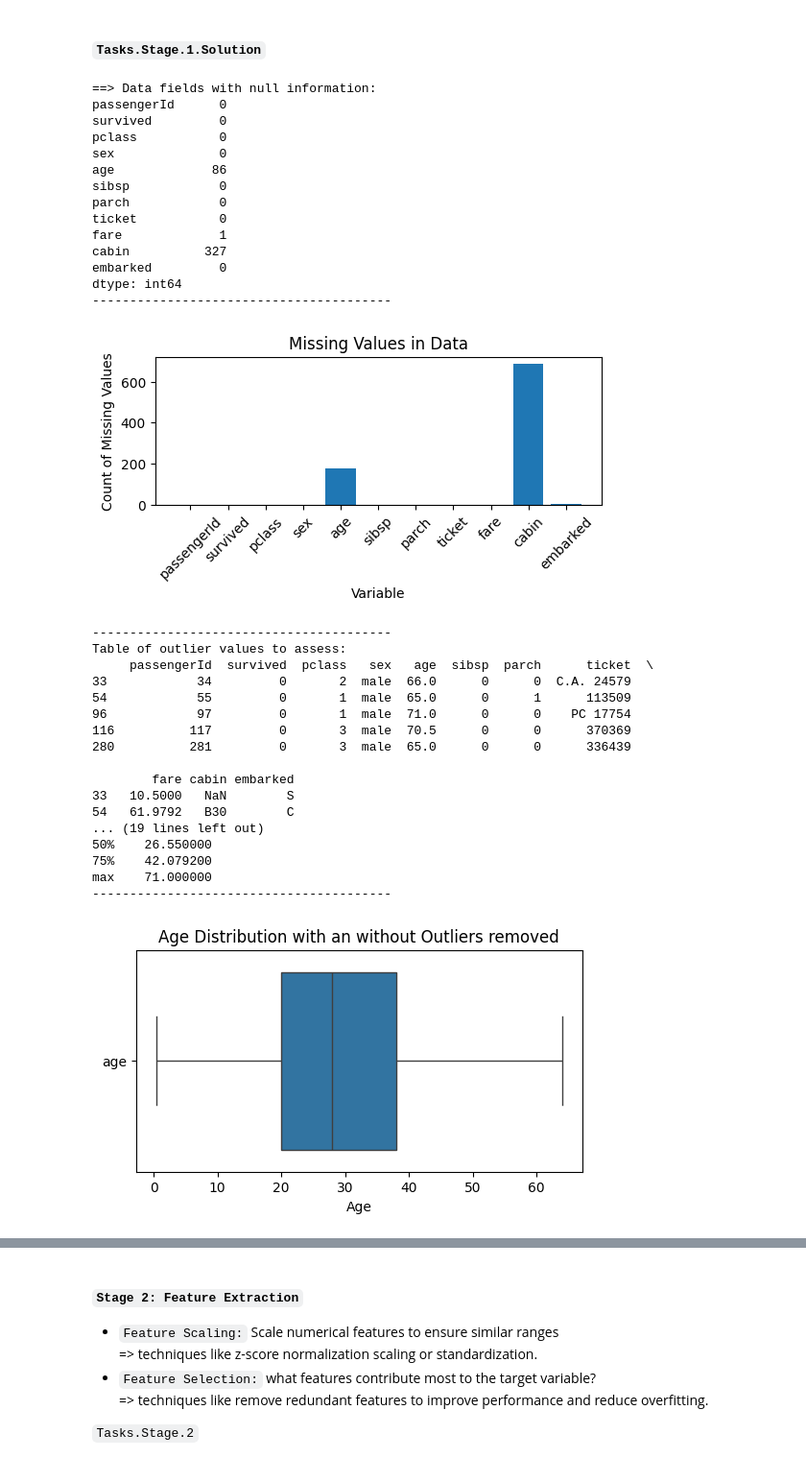
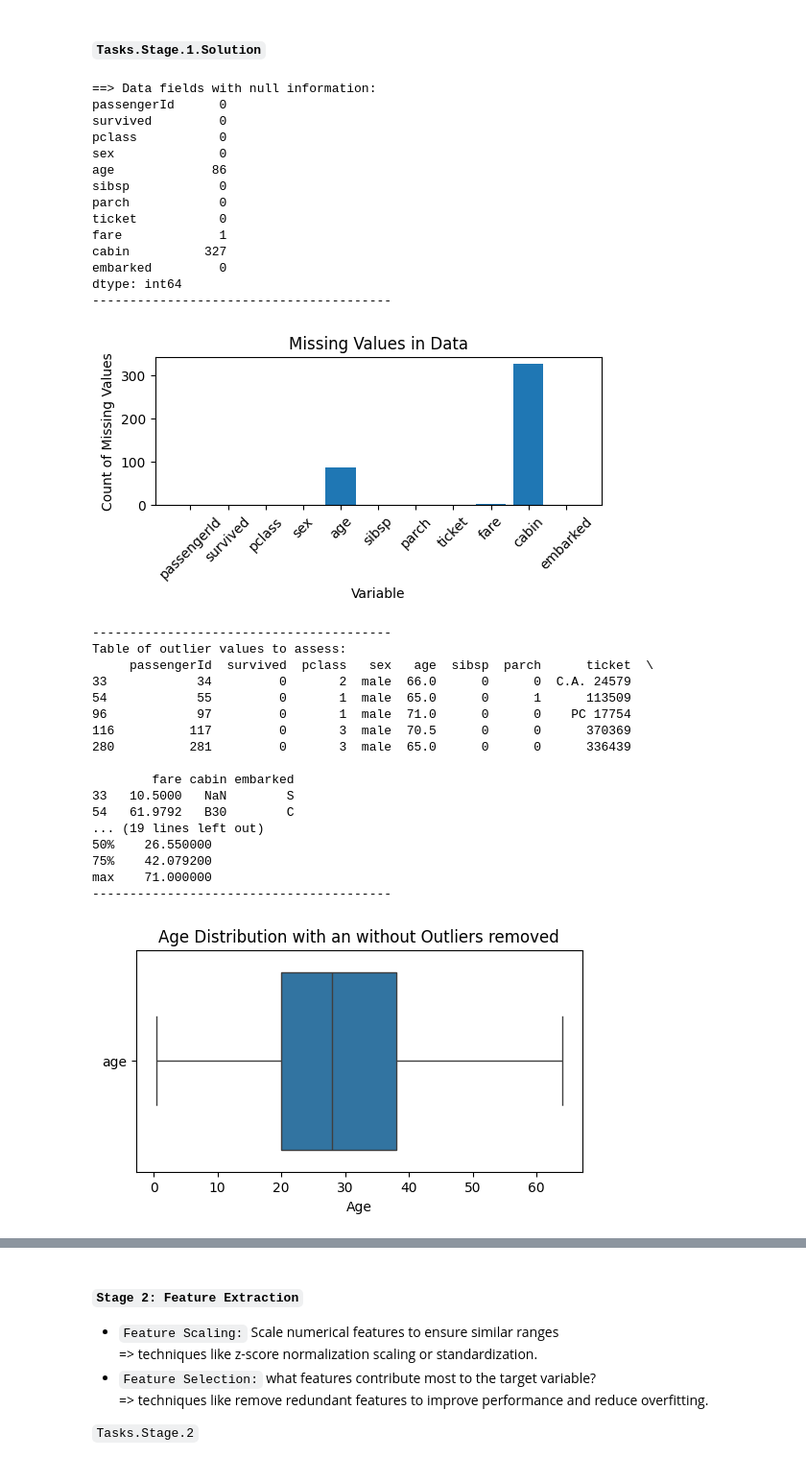
Before and after one commit to shenso19/Data-Engineering, a Jupyter notebook: M2_12_Assignment2DataPreprocessing.ipynb, the cells around one changed output, grey strips where cells are left out. Shown at 96% size. Cells and saved outputs as stored; diff of their text form; code cells hidden in the pictures.

```diff
--- a/M2_12_Assignment2DataPreprocessing.ipynb
+++ b/M2_12_Assignment2DataPreprocessing.ipynb
@@ -114,15 +114,17 @@ df_test = pd.read_csv(url_test)
 # 1.2 - identify and sum the missing values per column in a table
 print("==> Data fields with null information:")
 
-print(df_test.isnull().sum())
+missing_values_test = df_test.isnull().sum()
+print(missing_values_test)
 
 print("----------------------------------------")
 
 
 #=>1.3 - identify outliers in a table and.or graphic for age variable useing the interquartile range
-outliers = df_train[(df_train['age'] > 15)]#REPLACE this first row value to be all of the outliers based on age's quantile range (.25 and .75)
+outliers = df_train[(df_train['age'] > 15)]
 
 # # Plot missing values (alternatives OK)
+missing_table = pd.DataFrame({'Column': missing_values_test.index, 'MissingCount': missing_values_test.values})
 
 plt.figure(figsize=(6, 2))
 plt.bar(missing_table['Column'], missing_table['MissingCount'])
@@ -149,34 +151,34 @@ print("----------------------------------------")
 
 #1.4 - would you use mean substitution for missing values?
 #Overall Answer: No. Mean substitution will reduce variance and distort distribuition. Median substitution would be better in this case.
 
 #=> compare age outliers to age without outliers using a plot made with seaborn / sns
 
 # Plot age data in a box and whiskers chart  (alternatives OK)
 age_all = df_train['age'].dropna()
 age_no_outliers = df_train[(df_train['age'] >= lower_bound) & (df_train['age'] <= upper_bound)]['age']
 
 plt.figure(figsize=(6,3))
 sns.boxplot(data=[age_all, age_no_outliers], orient='h')
 plt.xlabel('Age')
 plt.title('Age Distribution with an without Outliers removed')
 plt.show()
 # %% [output]
 ==> Data fields with null information:
 passengerId      0
 survived         0
 pclass           0
 sex              0
 age             86
 sibsp            0
 parch            0
 ticket           0
 fare             1
 cabin          327
 embarked         0
 dtype: int64
 ----------------------------------------
-[figure, old version]
+[figure, new version]
 ----------------------------------------
 Table of outlier values to assess:
      passengerId  survived  pclass   sex   age  sibsp  parch      ticket  \
```
Also changed, not shown: parts of 4 cells of this notebook.
